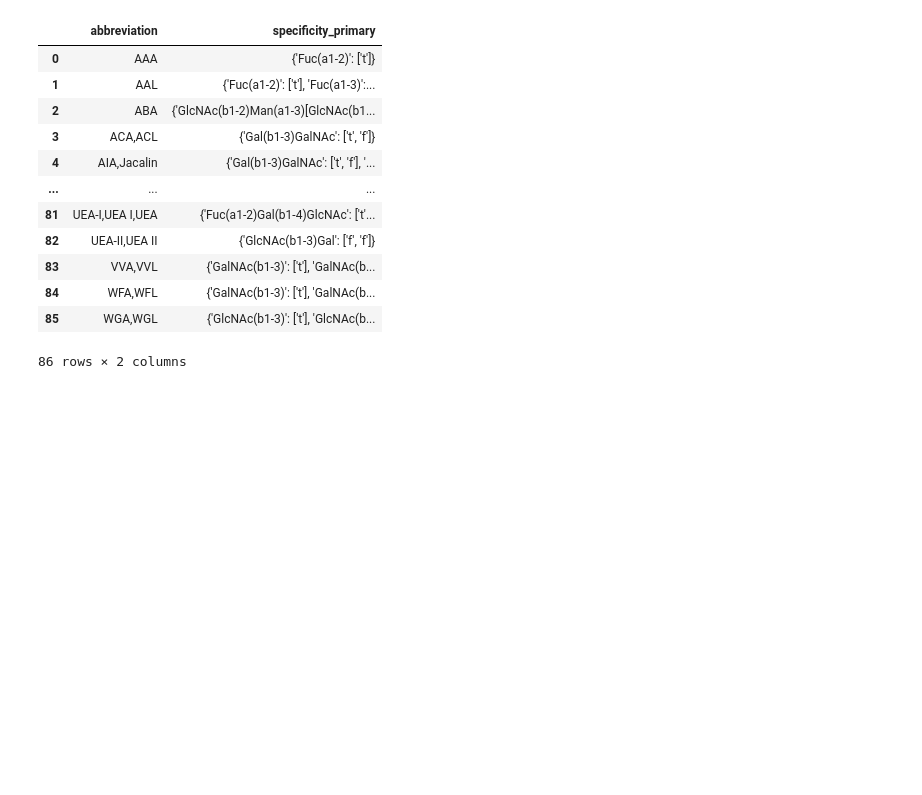
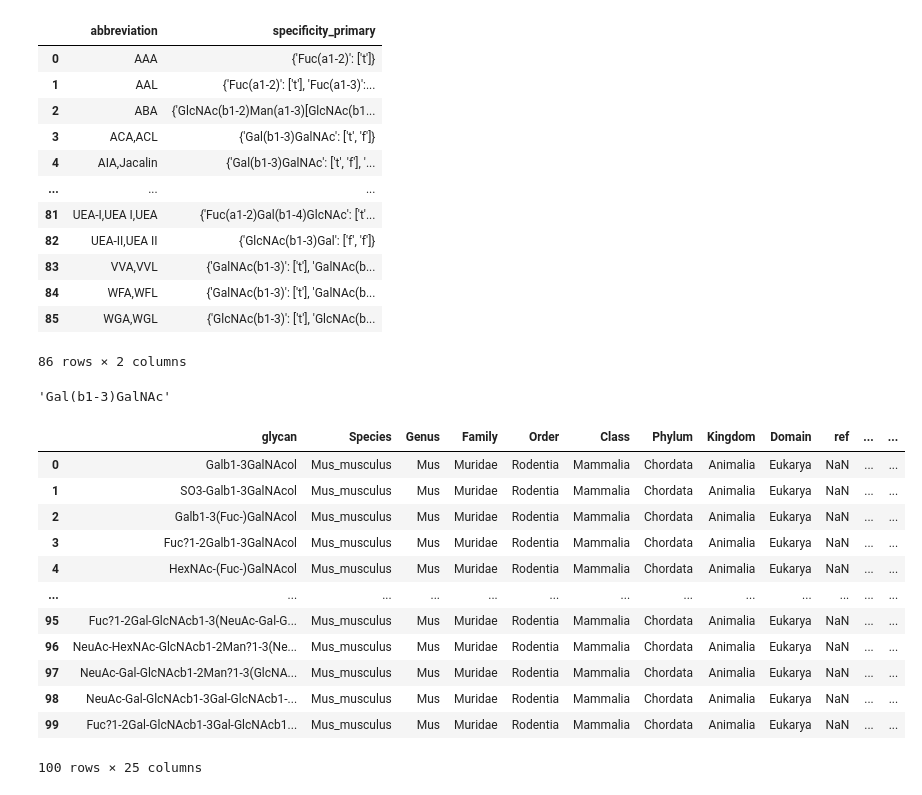
Before and after one commit to BojarLab/G-look-like, a Jupyter notebook: analyses_lab.ipynb, the cells around one changed output. Cells and saved outputs as stored; diff of their text form; code cells hidden in the pictures; blank space fills up the shorter version.

```diff
--- a/analyses_lab.ipynb
+++ b/analyses_lab.ipynb
@@ -83,3 +85,28 @@ lectin_specificity[["abbreviation", "specificity_primary"]]
 | 84 | WFA,WFL | {'GalNAc(b1-3)': ['t'], 'GalNAc(b... |
 | 85 | WGA,WGL | {'GlcNAc(b1-3)': ['t'], 'GlcNAc(b... |
 86 rows × 2 columns
+# %%
+from glycowork.motif.processing import canonicalize_iupac
+
+canonicalize_iupac("Gal(b1-3)GalNAcol")
+# %% [output]
+'Gal(b1-3)GalNAc'
+# %%
+import pandas as pd
+
+df= pd.read_csv("/Users/xakdze/PycharmProjects/G-look-like/data/glycan_hunt/glycan_data_hpylori.csv", sep=";", header="infer")
+df
+# %% [output]
+|  | glycan | Species | Genus | Family | Order | Class | Phylum | Kingdom | Domain | ref | ... | ... |
+| 0 | Galb1-3GalNAcol | Mus_musculus | Mus | Muridae | Rodentia | Mammalia | Chordata | Animalia | Eukarya | NaN | ... | ... |
+| 1 | SO3-Galb1-3GalNAcol | Mus_musculus | Mus | Muridae | Rodentia | Mammalia | Chordata | Animalia | Eukarya | NaN | ... | ... |
+| 2 | Galb1-3(Fuc-)GalNAcol | Mus_musculus | Mus | Muridae | Rodentia | Mammalia | Chordata | Animalia | Eukarya | NaN | ... | ... |
+| 3 | Fuc?1-2Galb1-3GalNAcol | Mus_musculus | Mus | Muridae | Rodentia | Mammalia | Chordata | Animalia | Eukarya | NaN | ... | ... |
+| 4 | HexNAc-(Fuc-)GalNAcol | Mus_musculus | Mus | Muridae | Rodentia | Mammalia | Chordata | Animalia | Eukarya | NaN | ... | ... |
+| ... | ... | ... | ... | ... | ... | ... | ... | ... | ... | ... | ... | ... |
+| 95 | Fuc?1-2Gal-GlcNAcb1-3(NeuAc-Gal-G... | Mus_musculus | Mus | Muridae | Rodentia | Mammalia | Chordata | Animalia | Eukarya | NaN | ... | ... |
+| 96 | NeuAc-HexNAc-GlcNAcb1-2Man?1-3(Ne... | Mus_musculus | Mus | Muridae | Rodentia | Mammalia | Chordata | Animalia | Eukarya | NaN | ... | ... |
+| 97 | NeuAc-Gal-GlcNAcb1-2Man?1-3(GlcNA... | Mus_musculus | Mus | Muridae | Rodentia | Mammalia | Chordata | Animalia | Eukarya | NaN | ... | ... |
+| 98 | NeuAc-Gal-GlcNAcb1-3Gal-GlcNAcb1-... | Mus_musculus | Mus | Muridae | Rodentia | Mammalia | Chordata | Animalia | Eukarya | NaN | ... | ... |
+| 99 | Fuc?1-2Gal-GlcNAcb1-3Gal-GlcNAcb1... | Mus_musculus | Mus | Muridae | Rodentia | Mammalia | Chordata | Animalia | Eukarya | NaN | ... | ... |
+100 rows × 25 columns
```
Also changed, not shown: parts of 2 cells of this notebook, 46 other files.
